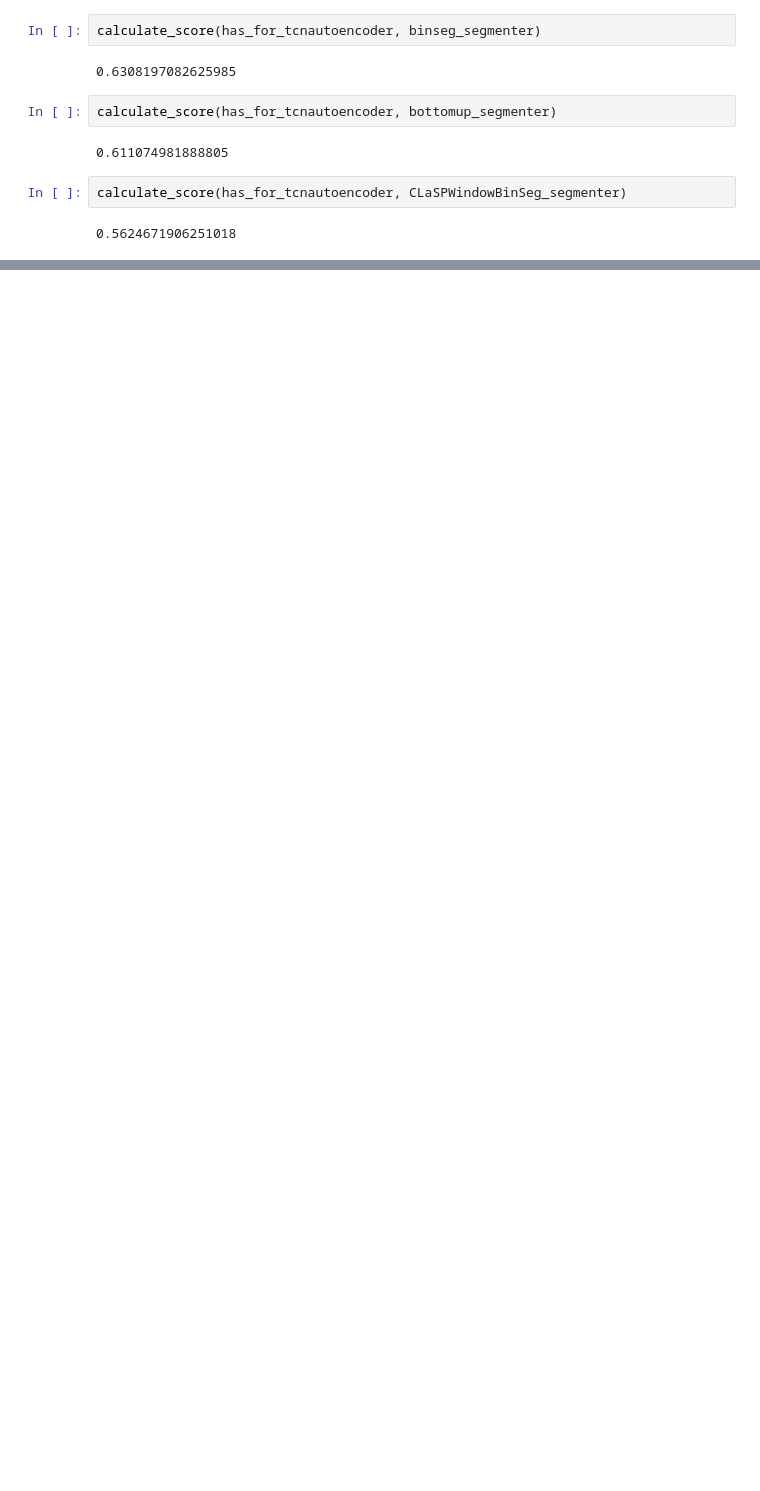
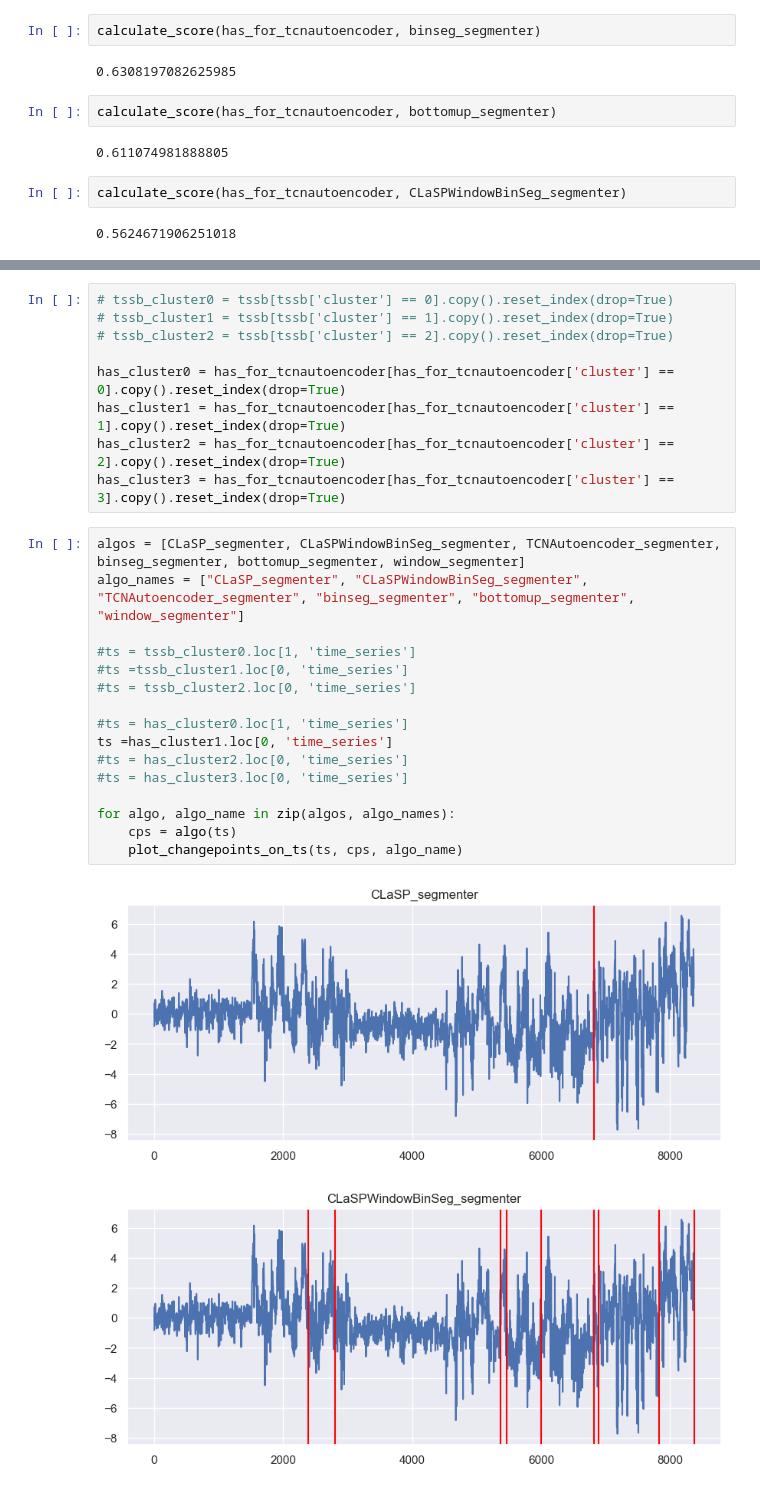
Before and after one commit to czotterbenedek/time-series-ensemble-segmentation, a Jupyter notebook: onlab_tfb4fy.ipynb, the cells around one changed output, grey strips where cells are left out. Drawn from its saved outputs; the diff is of its cells as text; blank space fills up the shorter version.

```diff
--- a/onlab_tfb4fy.ipynb
+++ b/onlab_tfb4fy.ipynb
@@ -744,0 +810,28 @@ calculate_score(has_for_tcnautoencoder, CLaSPWindowBinSeg_segmenter)
+# %%
+# tssb_cluster0 = tssb[tssb['cluster'] == 0].copy().reset_index(drop=True)
+# tssb_cluster1 = tssb[tssb['cluster'] == 1].copy().reset_index(drop=True)
+# tssb_cluster2 = tssb[tssb['cluster'] == 2].copy().reset_index(drop=True)
+
+has_cluster0 = has_for_tcnautoencoder[has_for_tcnautoencoder['cluster'] == 0].copy().reset_index(drop=True)
+has_cluster1 = has_for_tcnautoencoder[has_for_tcnautoencoder['cluster'] == 1].copy().reset_index(drop=True)
+has_cluster2 = has_for_tcnautoencoder[has_for_tcnautoencoder['cluster'] == 2].copy().reset_index(drop=True)
+has_cluster3 = has_for_tcnautoencoder[has_for_tcnautoencoder['cluster'] == 3].copy().reset_index(drop=True)
+# %%
+algos = [CLaSP_segmenter, CLaSPWindowBinSeg_segmenter, TCNAutoencoder_segmenter, binseg_segmenter, bottomup_segmenter, window_segmenter]
+algo_names = ["CLaSP_segmenter", "CLaSPWindowBinSeg_segmenter", "TCNAutoencoder_segmenter", "binseg_segmenter", "bottomup_segmenter", "window_segmenter"]
+
+#ts = tssb_cluster0.loc[1, 'time_series']
+#ts =tssb_cluster1.loc[0, 'time_series']
+#ts = tssb_cluster2.loc[0, 'time_series']
+
+#ts = has_cluster0.loc[1, 'time_series']
+ts =has_cluster1.loc[0, 'time_series']
+#ts = has_cluster2.loc[0, 'time_series']
+#ts = has_cluster3.loc[0, 'time_series']
+
+for algo, algo_name in zip(algos, algo_names):
+    cps = algo(ts)
+    plot_changepoints_on_ts(ts, cps, algo_name)
+# %% [output]
+[figure, added]
+[figure, added]
```
Also changed, not shown: parts of 18 cells of this notebook.
